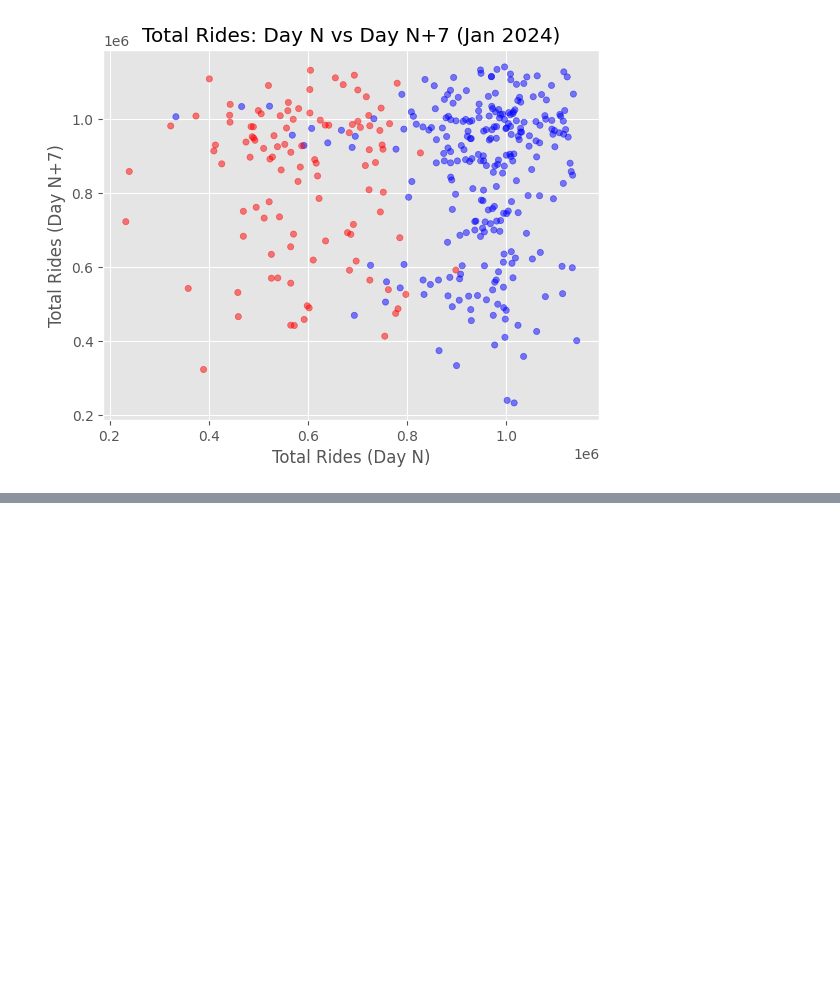
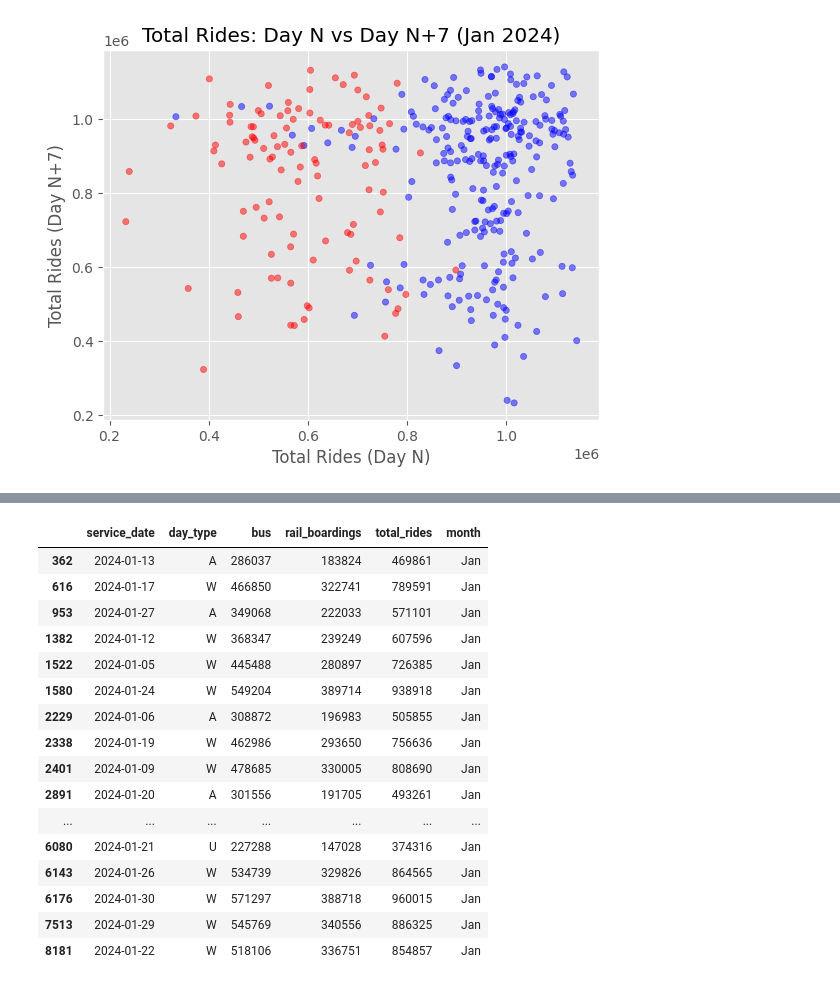
Before and after one commit to abbyyz/chicago-ridership, a Jupyter notebook: dataloading.ipynb, the cells around one changed output, grey strips where cells are left out. Cells and saved outputs as stored; diff of their text form; code cells hidden in the pictures; blank space fills up the shorter version.

```diff
--- a/dataloading.ipynb
+++ b/dataloading.ipynb
@@ -368,0 +391,20 @@ See the caveats in the documentation: https://pandas.pydata.org/pandas-docs/stab
+# %%
+df2024jan
+# %% [output]
+|  | service_date | day_type | bus | rail_boardings | total_rides | month |
+| 362 | 2024-01-13 | A | 286037 | 183824 | 469861 | Jan |
+| 616 | 2024-01-17 | W | 466850 | 322741 | 789591 | Jan |
+| 953 | 2024-01-27 | A | 349068 | 222033 | 571101 | Jan |
+| 1382 | 2024-01-12 | W | 368347 | 239249 | 607596 | Jan |
+| 1522 | 2024-01-05 | W | 445488 | 280897 | 726385 | Jan |
+| 1580 | 2024-01-24 | W | 549204 | 389714 | 938918 | Jan |
+| 2229 | 2024-01-06 | A | 308872 | 196983 | 505855 | Jan |
+| 2338 | 2024-01-19 | W | 462986 | 293650 | 756636 | Jan |
+| 2401 | 2024-01-09 | W | 478685 | 330005 | 808690 | Jan |
+| 2891 | 2024-01-20 | A | 301556 | 191705 | 493261 | Jan |
+| ... | ... | ... | ... | ... | ... | ... |
+| 6080 | 2024-01-21 | U | 227288 | 147028 | 374316 | Jan |
+| 6143 | 2024-01-26 | W | 534739 | 329826 | 864565 | Jan |
+| 6176 | 2024-01-30 | W | 571297 | 388718 | 960015 | Jan |
+| 7513 | 2024-01-29 | W | 545769 | 340556 | 886325 | Jan |
+| 8181 | 2024-01-22 | W | 518106 | 336751 | 854857 | Jan |
```
Also changed, not shown: parts of 2 cells of this notebook, 6 other files.
